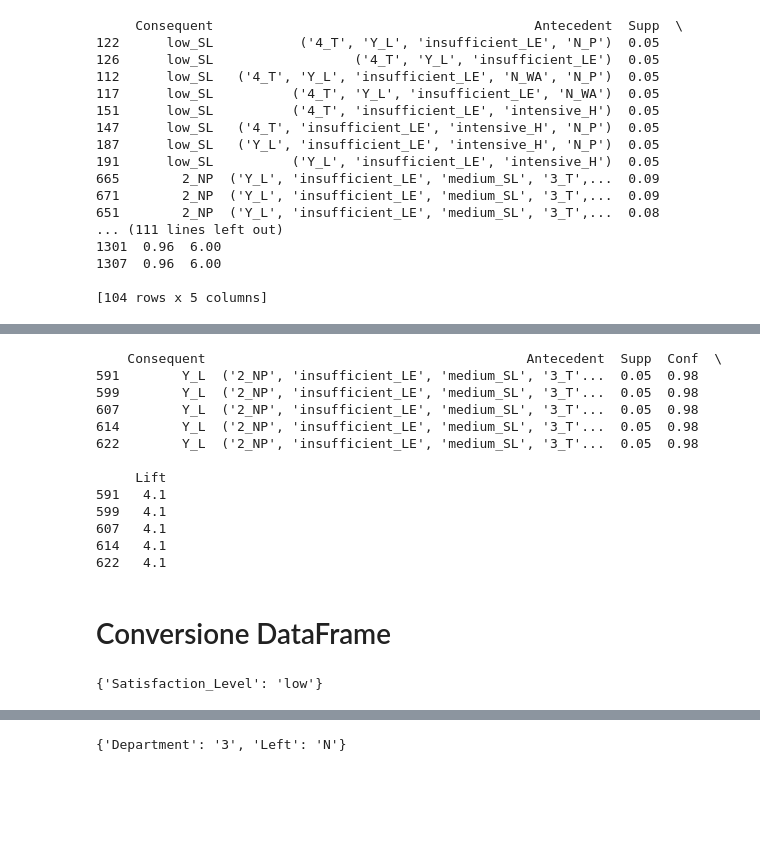
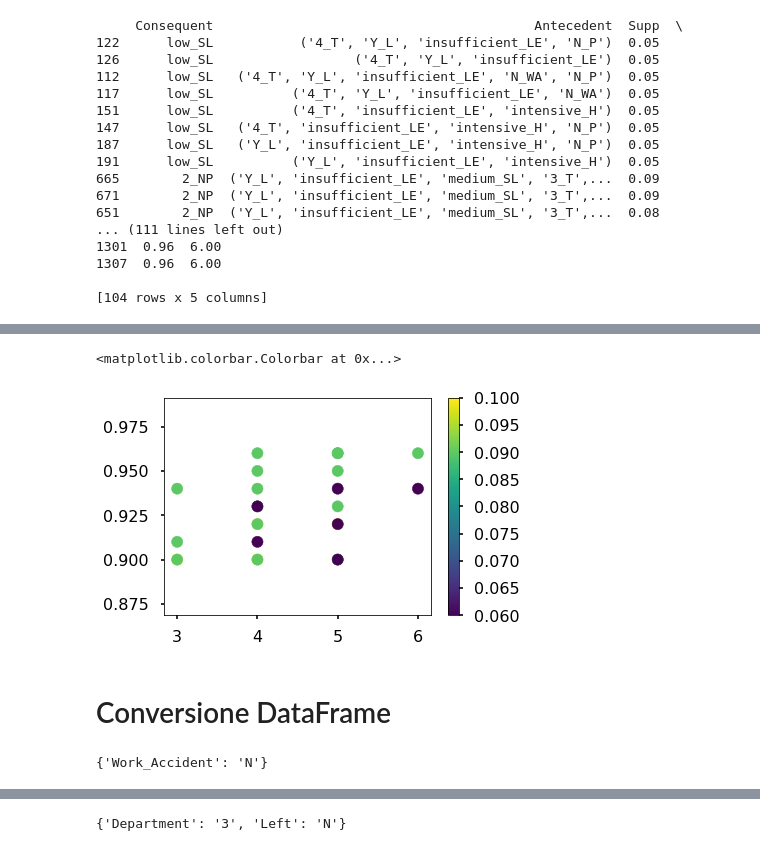
Before and after one commit to germz01/Human-Resources-Analysis, a Jupyter notebook: code/rules/rules.ipynb, the cells around one changed output, grey strips where cells are left out. Cells and saved outputs as stored; diff of their text form; code cells hidden in the pictures; blank space fills up the shorter version.

```diff
--- a/code/rules/rules.ipynb
+++ b/code/rules/rules.ipynb
@@ -386,0 +395,4 @@ Length: 242, dtype: float64
+# %%
+# p
+df_left_dict=df_left_dict.query('Supp>0.05 and Conf>0.50 and N_items_Ant<=20').sort_values(by=['Conf','Conf'],ascending=False)
+df_left_dict.describe()
@@ -386,0 +409,19 @@ Length: 242, dtype: float64
+# %%
+# rimuovo regole semanticamente non interessanti
+# rimuovo le regole che contengono Work_accident:N nella parte antecedente
+## selezione le row che contengono
+
+lista_drop=[]
+lista_ant=list(df_left_dict.Antecedent)
+
+for i,ant in enumerate(lista_ant):
+    #print ant
+    if('Work_Accident' in ant.keys()):
+        if(ant['Work_Accident']=='N'):
+            lista_drop.append(i)
+            #print(i)
+
+df_left_dict =df_left_dict.drop(df_left_dict.index[lista_drop])
+#df_left_dict.index[0]
+#df_left_dict.iloc[lista_drop[10]].Antecedent
+df_left_dict.describe()
@@ -386,0 +438,7 @@ Length: 242, dtype: float64
+# %%
+df_left_dict_filtered=df_left_dict.query('Supp>0.04 and Conf>0.89 and N_items_Ant<=5').sort_values(by=['Conf','N_items_Ant'],ascending=False)
+df_left_dict_filtered.describe()
+#df_left_dict_filtered
+#df_left_dict_filtered.sort_values(by='N_items_Ant',ascending=True)
+#for i in range(10):
+#df_left_dict_filtered.iloc[17].Antecedent#+df_left_dict_filtered.Conf
@@ -387,3 +668,9 @@ Length: 242, dtype: float64
+# %%
+plt.scatter(x='N_items_Ant',y='Conf', c='Supp',  data=df_left_dict_filtered)
+plt.colorbar()
+# %% [output]
+<matplotlib.colorbar.Colorbar at 0x...>
+[figure, added]
 # %%
 import sys
 stdout= sys.stdout
@@ -392,22 +679,6 @@ print( df_left.to_latex(index=False) )
 sys.stdout=stdout
 
 ##?df.to_latex()
-# %%
-df_left.head()
-# %% [output]
-    Consequent                                         Antecedent  Supp  Conf  \
-591        Y_L  ('2_NP', 'insufficient_LE', 'medium_SL', '3_T'...  0.05  0.98
-599        Y_L  ('2_NP', 'insufficient_LE', 'medium_SL', '3_T'...  0.05  0.98
-607        Y_L  ('2_NP', 'insufficient_LE', 'medium_SL', '3_T'...  0.05  0.98
-614        Y_L  ('2_NP', 'insufficient_LE', 'medium_SL', '3_T'...  0.05  0.98
-622        Y_L  ('2_NP', 'insufficient_LE', 'medium_SL', '3_T'...  0.05  0.98
-
-     Lift
-591   4.1
-599   4.1
-607   4.1
-614   4.1
-622   4.1
 # %% [markdown]
 # Conversione DataFrame
 # %%
@@ -452,9 +723,10 @@ def item2dict(item):
 
 
 
-item=df.Consequent[10]
+item=df.Consequent[20]
 item2dict(item)
+#item
 # %% [output]
-{'Satisfaction_Level': 'low'}
+{'Work_Accident': 'N'}
 # %%
 item_dict = item2dict(item)
```
Also changed, not shown: parts of 25 cells of this notebook, 9 other files.
